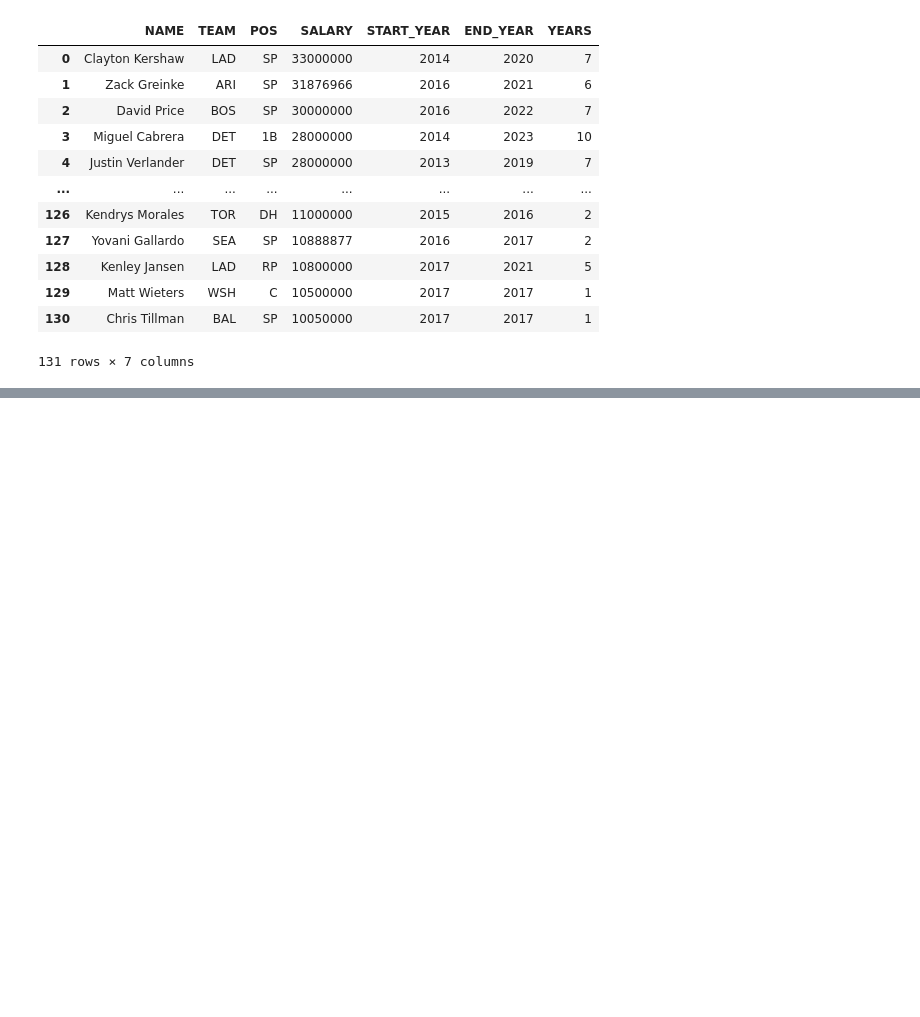
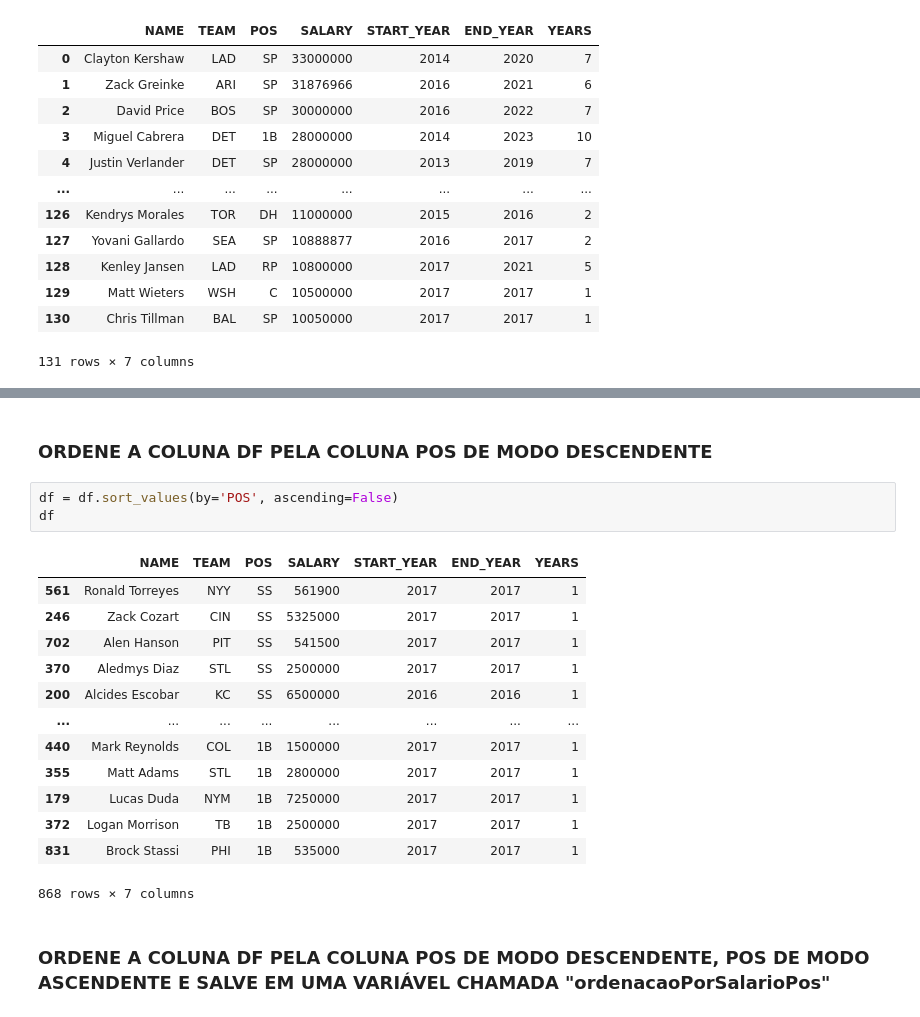
Before and after one commit to NatashaB-randao/AulasPython_EmbraerSocialTechCareers, a Jupyter notebook: Aulas/Jupyter/PandasCSV.ipynb, the cells around one changed output, grey strips where cells are left out. Saved outputs shown, nothing was run; the diff lists cells and outputs as text; blank space fills up the shorter version.

```diff
--- a/Aulas/Jupyter/PandasCSV.ipynb
+++ b/Aulas/Jupyter/PandasCSV.ipynb
@@ -145,0 +165,21 @@ df[df.SALARY > 10000000]
+# %% [markdown]
+### ORDENE A COLUNA DF PELA COLUNA POS DE MODO DESCENDENTE
+# %%
+df = df.sort_values(by='POS', ascending=False)
+df
+# %% [output]
+|  | NAME | TEAM | POS | SALARY | START_YEAR | END_YEAR | YEARS |
+| 561 | Ronald Torreyes | NYY | SS | 561900 | 2017 | 2017 | 1 |
+| 246 | Zack Cozart | CIN | SS | 5325000 | 2017 | 2017 | 1 |
+| 702 | Alen Hanson | PIT | SS | 541500 | 2017 | 2017 | 1 |
+| 370 | Aledmys Diaz | STL | SS | 2500000 | 2017 | 2017 | 1 |
+| 200 | Alcides Escobar | KC | SS | 6500000 | 2016 | 2016 | 1 |
+| ... | ... | ... | ... | ... | ... | ... | ... |
+| 440 | Mark Reynolds | COL | 1B | 1500000 | 2017 | 2017 | 1 |
+| 355 | Matt Adams | STL | 1B | 2800000 | 2017 | 2017 | 1 |
+| 179 | Lucas Duda | NYM | 1B | 7250000 | 2017 | 2017 | 1 |
+| 372 | Logan Morrison | TB | 1B | 2500000 | 2017 | 2017 | 1 |
+| 831 | Brock Stassi | PHI | 1B | 535000 | 2017 | 2017 | 1 |
+868 rows × 7 columns
+# %% [markdown]
+### ORDENE A COLUNA DF PELA COLUNA POS DE MODO DESCENDENTE, POS DE MODO ASCENDENTE E SALVE EM UMA VARIÁVEL CHAMADA "ordenacaoPorSalarioPos"
```
Also changed, not shown: parts of 3 cells of this notebook.
